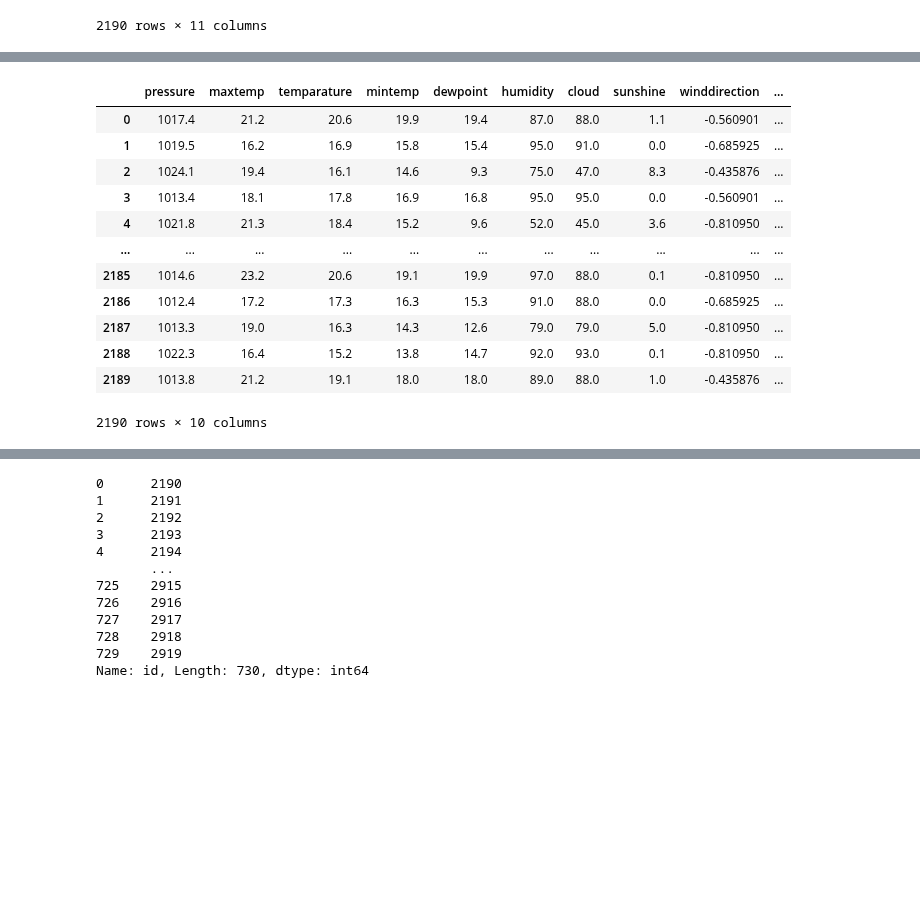
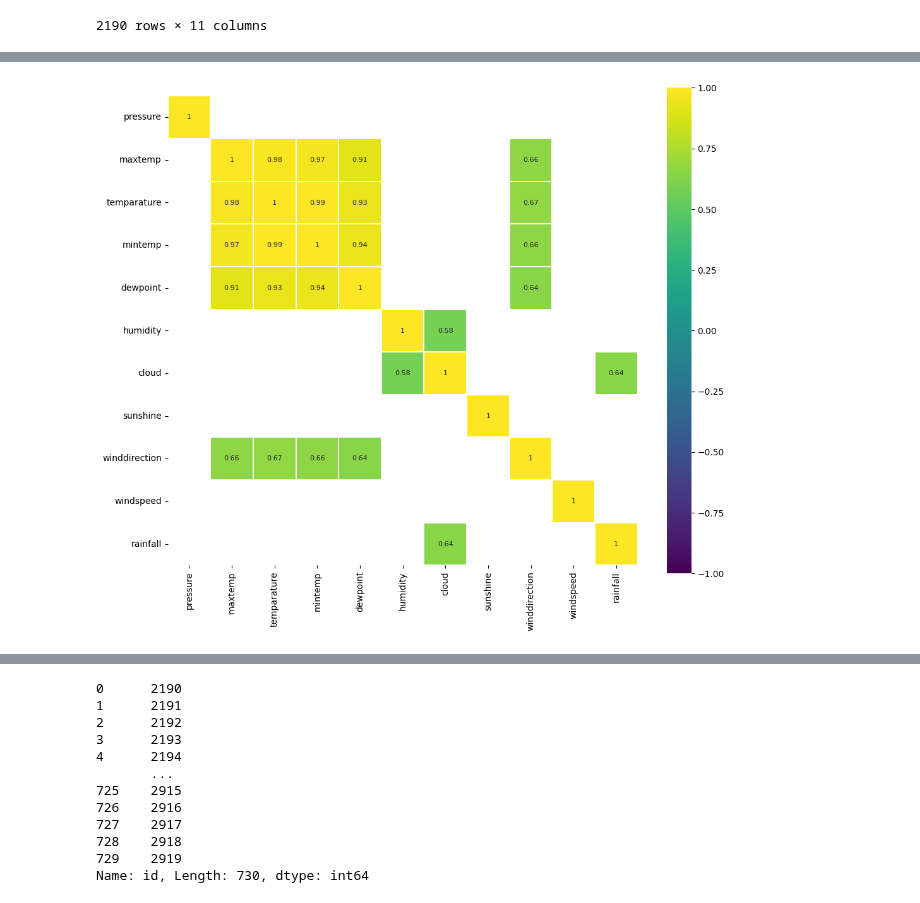
Before and after one commit to sauvik-d/Kaggle-Competitions, a Jupyter notebook: playground-series-s5e3/rainfall_prediction.ipynb, the cells around one changed output, grey strips where cells are left out. Cells and saved outputs as stored; diff of their text form; code cells hidden in the pictures; blank space fills up the shorter version.

Commit message:
plotted features and corr. matrix

```diff
--- a/playground-series-s5e3/rainfall_prediction.ipynb
+++ b/playground-series-s5e3/rainfall_prediction.ipynb
@@ -111,3 +155,12 @@ df_train_filled
+# %%
+corr = df_num.corr()
+plt.figure(figsize=(12, 10))
+
+sns.heatmap(corr[(corr >= 0.5)],
+            cmap='viridis', vmax=1.0, vmin=-1.0, linewidths=0.1,
+            annot=True, annot_kws={"size": 8}, square=True);
+# %% [output]
+[figure, added]
 # %%
 X_train =  df_robust.iloc[:, :-1]
 # %%
@@ -117,16 +168,2 @@ X_train =  df_train_filled.iloc[:, :-1]
 # %%
-X_train
+X_train = df_robust.iloc[:, :-1]
-# %% [output]
-|  | pressure | maxtemp | temparature | mintemp | dewpoint | humidity | cloud | sunshine | winddirection | ... |
-| 0 | 1017.4 | 21.2 | 20.6 | 19.9 | 19.4 | 87.0 | 88.0 | 1.1 | -0.560901 | ... |
-| 1 | 1019.5 | 16.2 | 16.9 | 15.8 | 15.4 | 95.0 | 91.0 | 0.0 | -0.685925 | ... |
-| 2 | 1024.1 | 19.4 | 16.1 | 14.6 | 9.3 | 75.0 | 47.0 | 8.3 | -0.435876 | ... |
-| 3 | 1013.4 | 18.1 | 17.8 | 16.9 | 16.8 | 95.0 | 95.0 | 0.0 | -0.560901 | ... |
-| 4 | 1021.8 | 21.3 | 18.4 | 15.2 | 9.6 | 52.0 | 45.0 | 3.6 | -0.810950 | ... |
-| ... | ... | ... | ... | ... | ... | ... | ... | ... | ... | ... |
-| 2185 | 1014.6 | 23.2 | 20.6 | 19.1 | 19.9 | 97.0 | 88.0 | 0.1 | -0.810950 | ... |
-| 2186 | 1012.4 | 17.2 | 17.3 | 16.3 | 15.3 | 91.0 | 88.0 | 0.0 | -0.685925 | ... |
-| 2187 | 1013.3 | 19.0 | 16.3 | 14.3 | 12.6 | 79.0 | 79.0 | 5.0 | -0.810950 | ... |
-| 2188 | 1022.3 | 16.4 | 15.2 | 13.8 | 14.7 | 92.0 | 93.0 | 0.1 | -0.810950 | ... |
-| 2189 | 1013.8 | 21.2 | 19.1 | 18.0 | 18.0 | 89.0 | 88.0 | 1.0 | -0.435876 | ... |
-2190 rows × 10 columns
```
Also changed, not shown: parts of 20 cells of this notebook, 1 other file.
